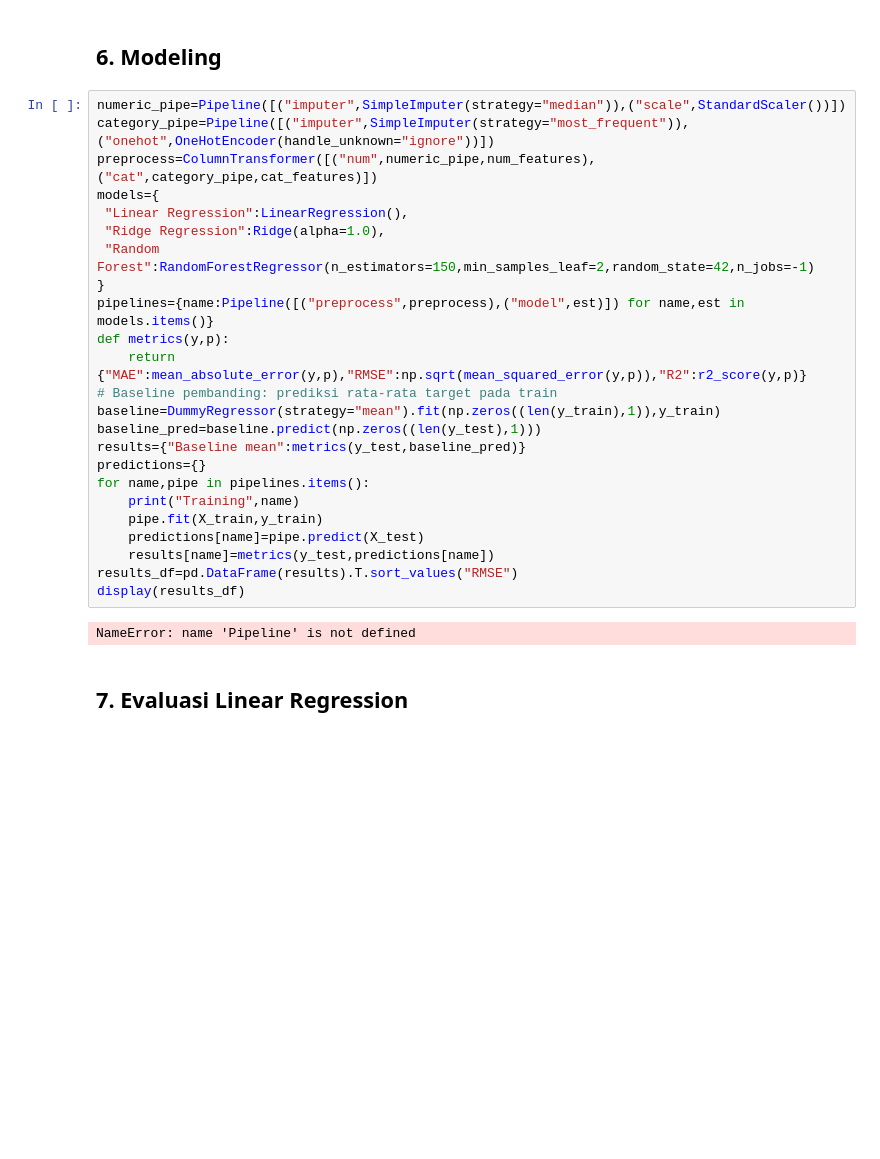
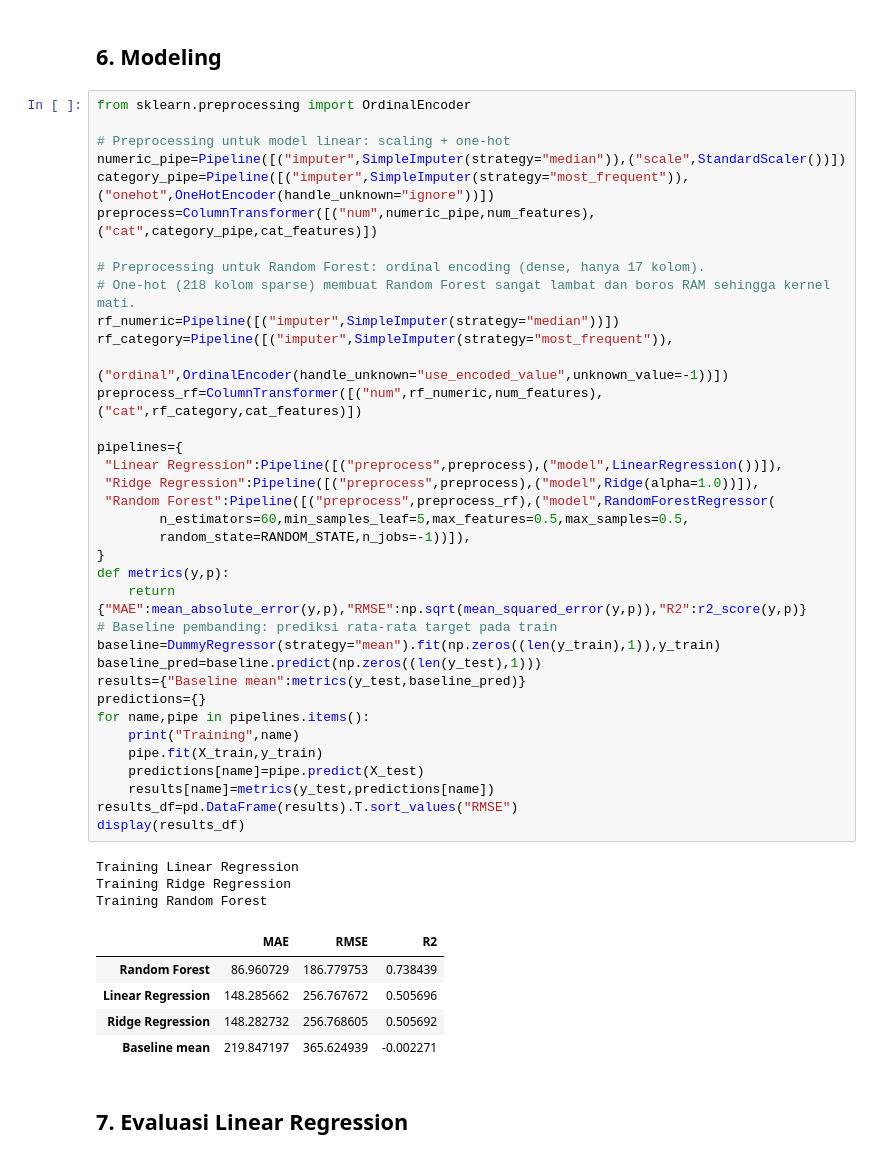
Before and after one commit to kemb05amoel/Prediksi-Jumlah-Pesanan-Makanan-Berdasarkan-Faktor-Waktu-Menggunakan-Linear-Regression, a Jupyter notebook: Arus_Bawah_Final_Data_Science.ipynb, the cells around one changed output. Cells and saved outputs as stored; diff of their text form; blank space fills up the shorter version.

```diff
--- a/Arus_Bawah_Final_Data_Science.ipynb
+++ b/Arus_Bawah_Final_Data_Science.ipynb
@@ -288,31 +288,50 @@ Test weeks: 117 - 145 (95200, 17)
 # %% [markdown]
 ## 6. Modeling
 # %%
+from sklearn.preprocessing import OrdinalEncoder
+
+# Preprocessing untuk model linear: scaling + one-hot
 numeric_pipe=Pipeline([("imputer",SimpleImputer(strategy="median")),("scale",StandardScaler())])
 category_pipe=Pipeline([("imputer",SimpleImputer(strategy="most_frequent")),("onehot",OneHotEncoder(handle_unknown="ignore"))])
 preprocess=ColumnTransformer([("num",numeric_pipe,num_features),("cat",category_pipe,cat_features)])
-models={
- "Linear Regression":LinearRegression(),
- "Ridge Regression":Ridge(alpha=1.0),
- "Random Forest":RandomForestRegressor(n_estimators=150,min_samples_leaf=2,random_state=42,n_jobs=-1)
+
+# Preprocessing untuk Random Forest: ordinal encoding (dense, hanya 17 kolom).
+# One-hot (218 kolom sparse) membuat Random Forest sangat lambat dan boros RAM sehingga kernel mati.
+rf_numeric=Pipeline([("imputer",SimpleImputer(strategy="median"))])
+rf_category=Pipeline([("imputer",SimpleImputer(strategy="most_frequent")),
+                      ("ordinal",OrdinalEncoder(handle_unknown="use_encoded_value",unknown_value=-1))])
+preprocess_rf=ColumnTransformer([("num",rf_numeric,num_features),("cat",rf_category,cat_features)])
+
+pipelines={
+ "Linear Regression":Pipeline([("preprocess",preprocess),("model",LinearRegression())]),
+ "Ridge Regression":Pipeline([("preprocess",preprocess),("model",Ridge(alpha=1.0))]),
+ "Random Forest":Pipeline([("preprocess",preprocess_rf),("model",RandomForestRegressor(
+        n_estimators=60,min_samples_leaf=5,max_features=0.5,max_samples=0.5,
+        random_state=RANDOM_STATE,n_jobs=-1))]),
 }
-pipelines={name:Pipeline([("preprocess",preprocess),("model",est)]) for name,est in models.items()}
 def metrics(y,p):
     return {"MAE":mean_absolute_error(y,p),"RMSE":np.sqrt(mean_squared_error(y,p)),"R2":r2_score(y,p)}
 # Baseline pembanding: prediksi rata-rata target pada train
 baseline=DummyRegressor(strategy="mean").fit(np.zeros((len(y_train),1)),y_train)
 baseline_pred=baseline.predict(np.zeros((len(y_test),1)))
 results={"Baseline mean":metrics(y_test,baseline_pred)}
 predictions={}
 for name,pipe in pipelines.items():
     print("Training",name)
     pipe.fit(X_train,y_train)
     predictions[name]=pipe.predict(X_test)
     results[name]=metrics(y_test,predictions[name])
 results_df=pd.DataFrame(results).T.sort_values("RMSE")
 display(results_df)
 # %% [output]
-NameError: name 'Pipeline' is not defined
+Training Linear Regression
+Training Ridge Regression
+Training Random Forest
+|  | MAE | RMSE | R2 |
+| Random Forest | 86.960729 | 186.779753 | 0.738439 |
+| Linear Regression | 148.285662 | 256.767672 | 0.505696 |
+| Ridge Regression | 148.282732 | 256.768605 | 0.505692 |
+| Baseline mean | 219.847197 | 365.624939 | -0.002271 |
 # %% [markdown]
 ## 7. Evaluasi Linear Regression
 # %%
```
Also changed, not shown: parts of 7 cells of this notebook.
